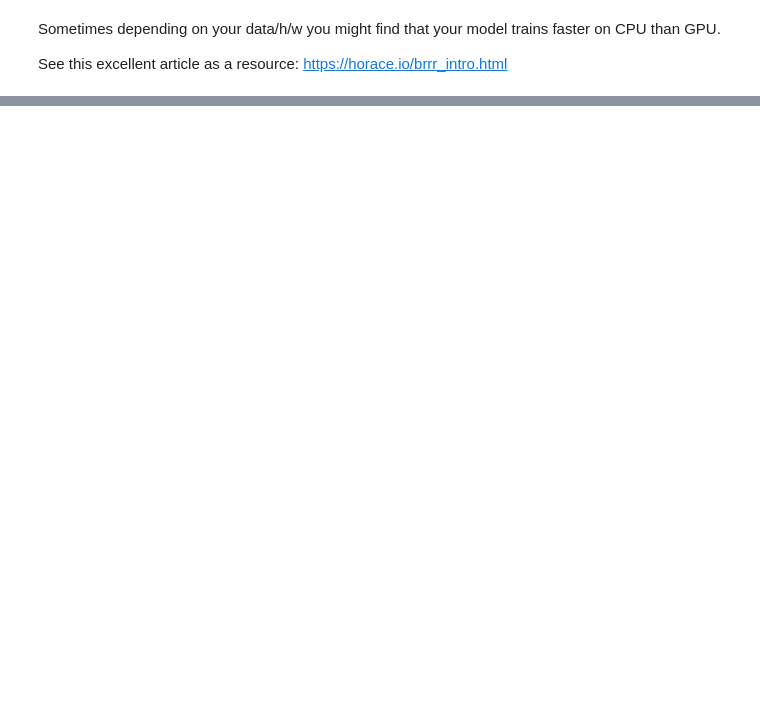
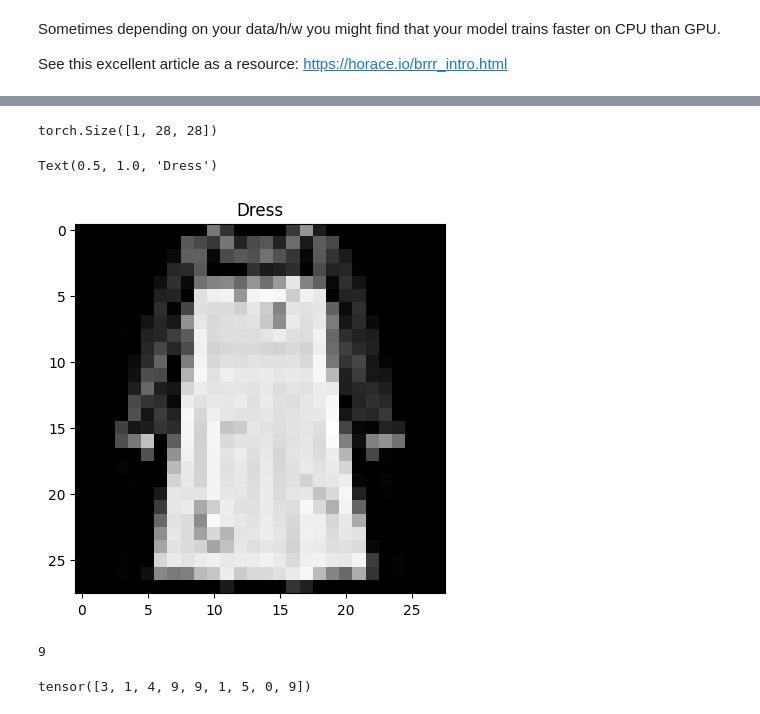
Before and after one commit to anupj/PyTorchForDeepLearningBootcamp, a Jupyter notebook: 03_pytorch_computer_vision_video.ipynb, the cells around one changed output, grey strips where cells are left out. Cells and saved outputs as stored; diff of their text form; code cells hidden in the pictures; blank space fills up the shorter version.

```diff
--- a/03_pytorch_computer_vision_video.ipynb
+++ b/03_pytorch_computer_vision_video.ipynb
@@ -734,0 +1121,34 @@ https://horace.io/brrr_intro.html
+# %%
+import random
+# random.seed(42)
+test_samples = []
+test_labels = []
+for sample, label in random.sample(list(test_data), k=9):
+  test_samples.append(sample)
+  test_labels.append(label)
+
+# View the first sample shape
+test_samples[0].shape
+# %% [output]
+torch.Size([1, 28, 28])
+# %%
+plt.imshow(test_samples[0].squeeze(), cmap="gray")
+plt.title(class_names[test_labels[0]])
+# %% [output]
+Text(0.5, 1.0, 'Dress')
+[figure, added]
+# %%
+# Make predictions
+pred_probs = make_predictions(model=model_2,
+                              data=test_samples)
+
+# View first two prediction probabilities
+len(pred_probs)
+# %% [output]
+9
+# %%
+# Convert prediction probabilities to labels
+pred_classes = pred_probs.argmax(dim=1)
+pred_classes
+# %% [output]
+tensor([3, 1, 4, 9, 9, 1, 5, 0, 9])
```
Also changed, not shown: parts of 40 cells of this notebook.
